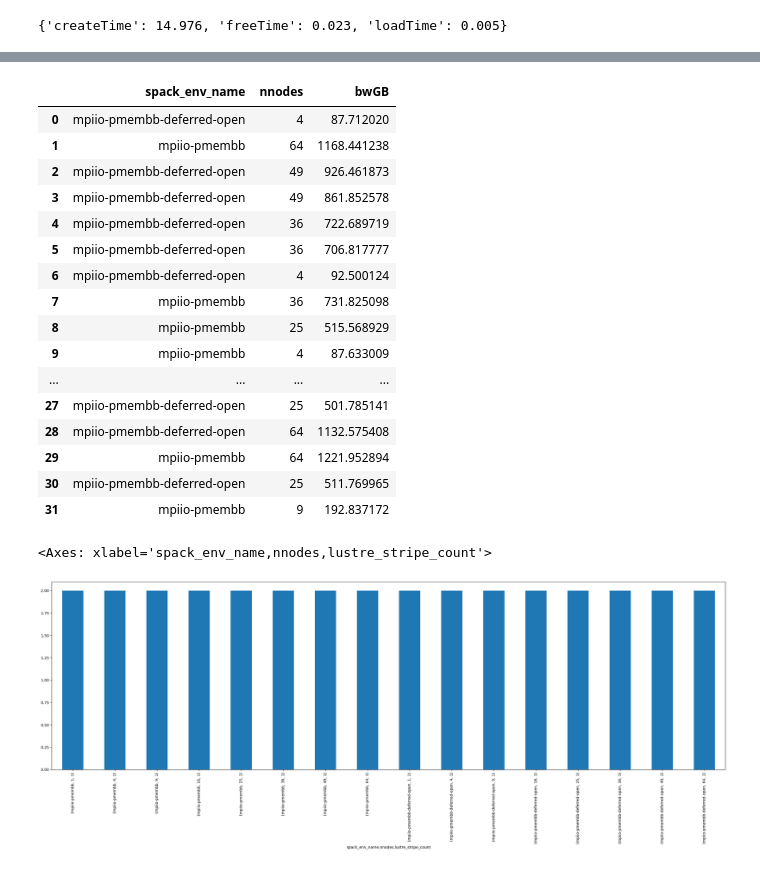
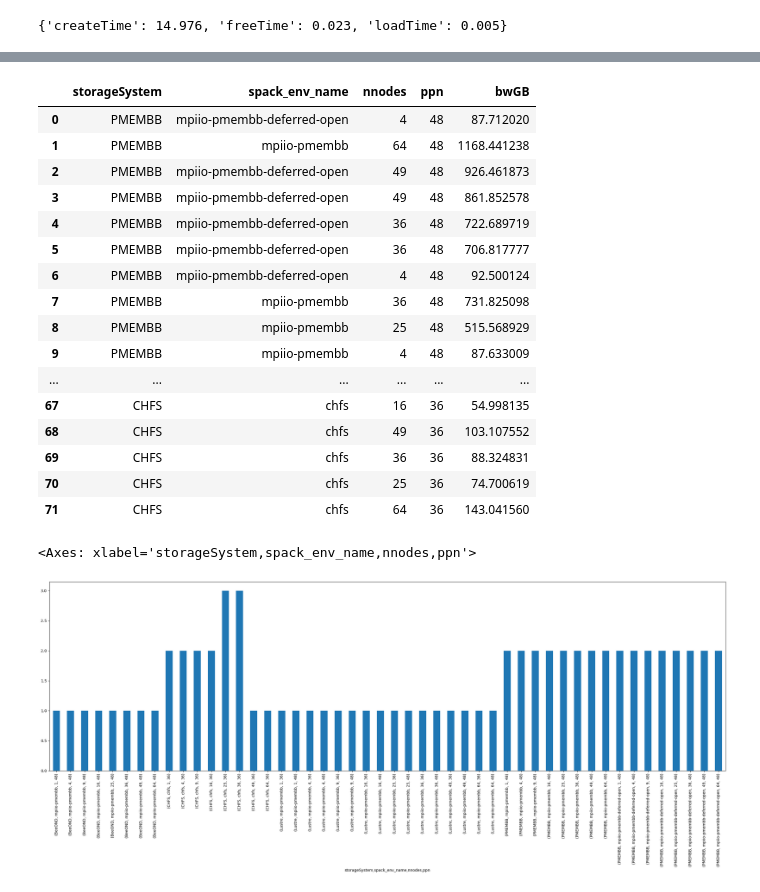
Before and after one commit to tsukuba-hpcs/mpiio-pmembb, a Jupyter notebook: src/rdbench/rdbench.ipynb, the cells around one changed output, grey strips where cells are left out. Saved outputs shown, nothing was run; the diff lists cells and outputs as text; code cells hidden in the pictures.

Commit message:
Add rdbench jobs

```diff
--- a/src/rdbench/rdbench.ipynb
+++ b/src/rdbench/rdbench.ipynb
@@ -67,7 +67,11 @@ default_metadata={
 }
 
 job_group = (
-    ("rdbench-pmembb/2024.01.29-15.40.22-nosync", {}),
+    ("rdbench-pmembb/2024.01.29-15.40.22-nosync", {"storageSystem": "PMEMBB"}),
+    ("rdbench-beeond/2024.02.19-16.31.53-default", {}),
+    ("rdbench-lustre/2024.02.21-14.28.22-default", {}),
+    ("rdbench-chfs/2024.02.22-23.25.04-default", {}),
+    ("rdbench-chfs/2024.02.22-23.25.54-default", {}),
 )
 
 def job_dirs(job_group_dir: str):
@@ -182,50 +186,51 @@ pd.set_option('display.max_columns', None)
 
 (
     df[[
+        "storageSystem",
         "spack_env_name",
         "nnodes",
-        # "segmentCount",
-        # "blockSize",
+        "ppn",
         "bwGB",
     ]]
     # .head()
 )
 # %% [output]
-|  | spack_env_name | nnodes | bwGB |
-| 0 | mpiio-pmembb-deferred-open | 4 | 87.712020 |
-| 1 | mpiio-pmembb | 64 | 1168.441238 |
-| 2 | mpiio-pmembb-deferred-open | 49 | 926.461873 |
-| 3 | mpiio-pmembb-deferred-open | 49 | 861.852578 |
-| 4 | mpiio-pmembb-deferred-open | 36 | 722.689719 |
-| 5 | mpiio-pmembb-deferred-open | 36 | 706.817777 |
-| 6 | mpiio-pmembb-deferred-open | 4 | 92.500124 |
-| 7 | mpiio-pmembb | 36 | 731.825098 |
-| 8 | mpiio-pmembb | 25 | 515.568929 |
-| 9 | mpiio-pmembb | 4 | 87.633009 |
-| ... | ... | ... | ... |
-| 27 | mpiio-pmembb-deferred-open | 25 | 501.785141 |
-| 28 | mpiio-pmembb-deferred-open | 64 | 1132.575408 |
-| 29 | mpiio-pmembb | 64 | 1221.952894 |
-| 30 | mpiio-pmembb-deferred-open | 25 | 511.769965 |
-| 31 | mpiio-pmembb | 9 | 192.837172 |
+|  | storageSystem | spack_env_name | nnodes | ppn | bwGB |
+| 0 | PMEMBB | mpiio-pmembb-deferred-open | 4 | 48 | 87.712020 |
+| 1 | PMEMBB | mpiio-pmembb | 64 | 48 | 1168.441238 |
+| 2 | PMEMBB | mpiio-pmembb-deferred-open | 49 | 48 | 926.461873 |
+| 3 | PMEMBB | mpiio-pmembb-deferred-open | 49 | 48 | 861.852578 |
+| 4 | PMEMBB | mpiio-pmembb-deferred-open | 36 | 48 | 722.689719 |
+| 5 | PMEMBB | mpiio-pmembb-deferred-open | 36 | 48 | 706.817777 |
+| 6 | PMEMBB | mpiio-pmembb-deferred-open | 4 | 48 | 92.500124 |
+| 7 | PMEMBB | mpiio-pmembb | 36 | 48 | 731.825098 |
+| 8 | PMEMBB | mpiio-pmembb | 25 | 48 | 515.568929 |
+| 9 | PMEMBB | mpiio-pmembb | 4 | 48 | 87.633009 |
+| ... | ... | ... | ... | ... | ... |
+| 67 | CHFS | chfs | 16 | 36 | 54.998135 |
+| 68 | CHFS | chfs | 49 | 36 | 103.107552 |
+| 69 | CHFS | chfs | 36 | 36 | 88.324831 |
+| 70 | CHFS | chfs | 25 | 36 | 74.700619 |
+| 71 | CHFS | chfs | 64 | 36 | 143.041560 |
 # %%
 df = df_src
 same_setting_columns = [
-    "spack_env_name", "nnodes", "lustre_stripe_count"]
+    "storageSystem",
+    "spack_env_name",
+    "nnodes",
+    "ppn",
+    # "lustre_stripe_count",
+]
 same_setting_grouper = df.groupby(same_setting_columns)
 
-# pd.set_option('display.max_rows', None)
-# pd.set_option('display.max_columns', None)
-
-# display(same_setting_grouper.size())
 (
     same_setting_grouper
     .size()
     .plot(figsize=(32, 9), kind="bar")
 )
 # %% [output]
-<Axes: xlabel='spack_env_name,nnodes,lustre_stripe_count'>
+<Axes: xlabel='storageSystem,spack_env_name,nnodes,ppn'>
-[figure, old version]
+[figure, new version]
 # %%
 df = (
     same_setting_grouper["bwGB"].max()
```
Also changed, not shown: parts of 3 cells of this notebook, 7 other files.
